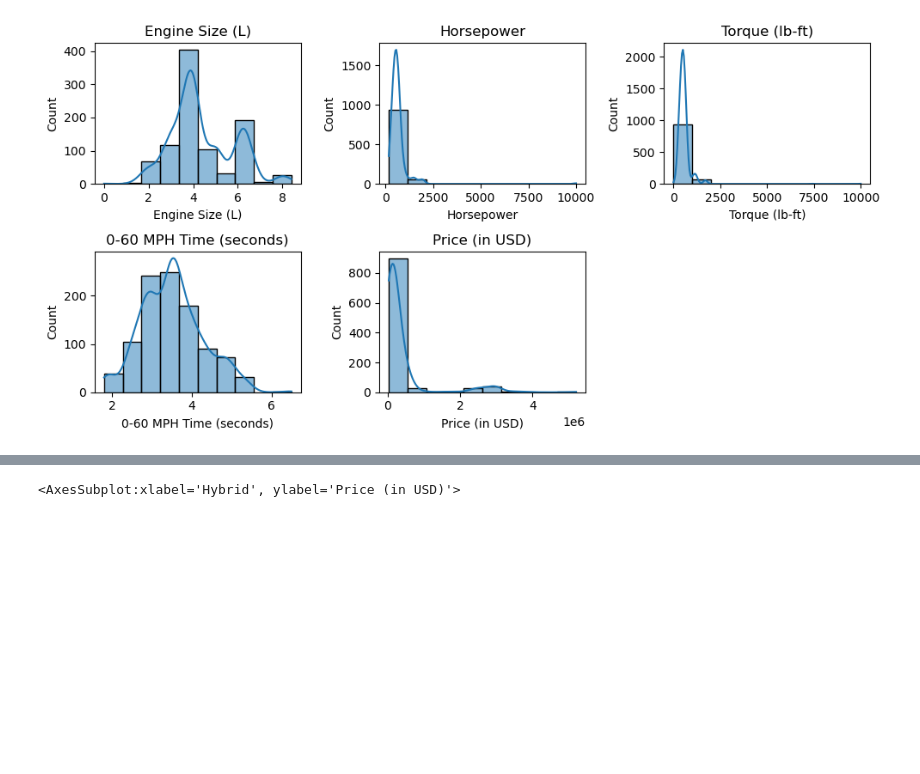
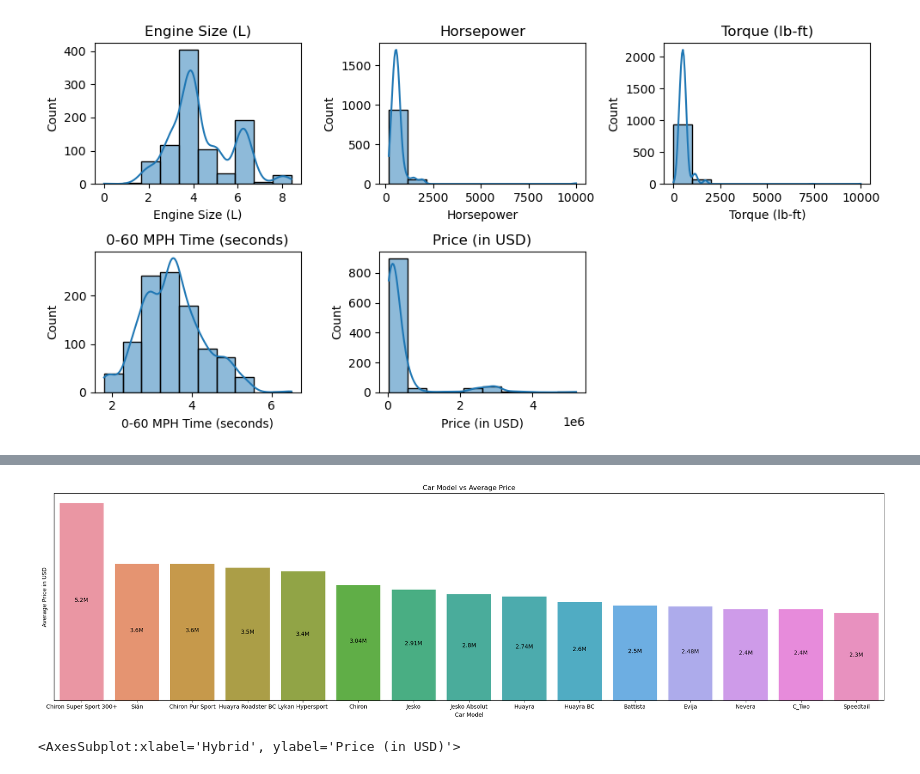
Before and after one commit to thomaschow0716/Sports_cars, a Jupyter notebook: Sports Cars.ipynb, the cells around one changed output, grey strips where cells are left out. Saved outputs shown, nothing was run; the diff lists cells and outputs as text; code cells hidden in the pictures; blank space fills up the shorter version.

```diff
--- a/Sports Cars.ipynb
+++ b/Sports Cars.ipynb
@@ -184,3 +213,7 @@ plt.show()
+# %%
+vertical_plot('Car Model')
+# %% [output]
+[figure, added]
 # %%
 plt.figure(figsize=(15, 5))
 
```
Also changed, not shown: parts of 3 cells of this notebook.
